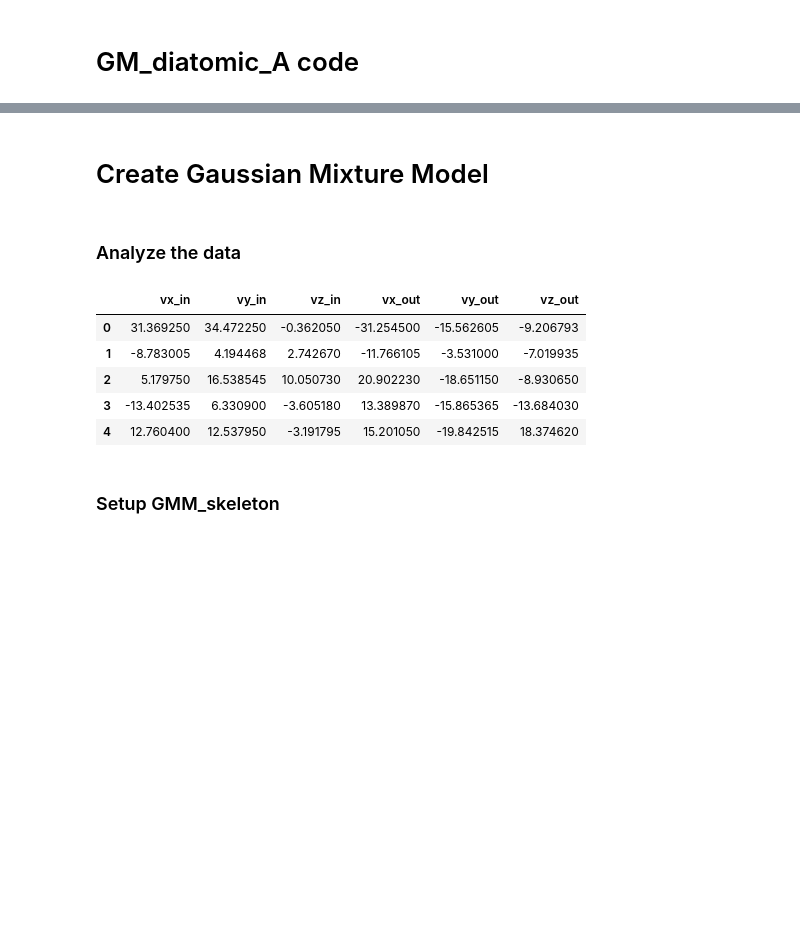
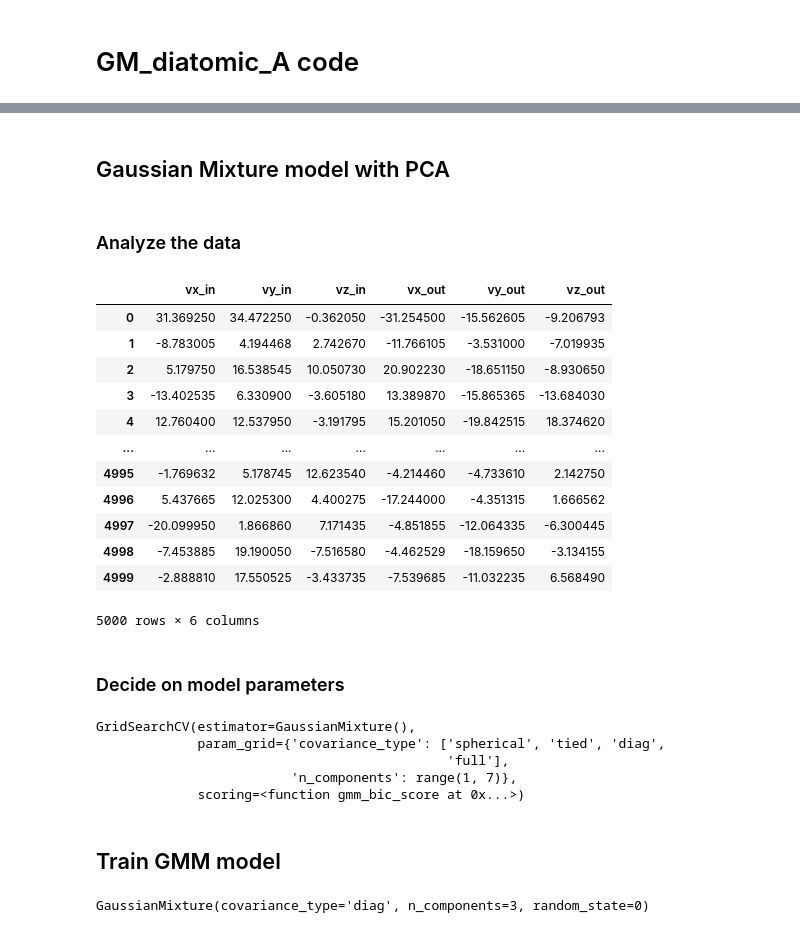
Before and after one commit to QuintenTijn/4AI000_Heat_and_flow, a Jupyter notebook: Materials_for_ML_assigment_2025/GMM_testing_notebook.ipynb, the cells around one changed output, grey strips where cells are left out. Cells and saved outputs as stored; diff of their text form; code cells hidden in the pictures; blank space fills up the shorter version.

```diff
--- a/Materials_for_ML_assigment_2025/GMM_testing_notebook.ipynb
+++ b/Materials_for_ML_assigment_2025/GMM_testing_notebook.ipynb
@@ -185,23 +185,30 @@ Atomic mass for H2 molecule is 2.0160
 
 Number of MD tr velocity data points: 325627
 # %% [markdown]
-# Create Gaussian Mixture Model
+## Gaussian Mixture model with PCA
 # %% [markdown]
 ### Analyze the data
 # %%
+# 1 GMM with PCA
 import pandas as pd
 X_df = pd.DataFrame(X, columns=['vx_in', 'vy_in', 'vz_in', 'vx_out', 'vy_out', 'vz_out'], copy=True)
 
 X_in = np.copy(X[:,:3])
 X_out = np.copy(X[:,3:])
 
-X_df.head(5)
+X_df = X_df[:5000] # Take small percentage of data for testing
+X_df
 # %% [output]
 |  | vx_in | vy_in | vz_in | vx_out | vy_out | vz_out |
 | 0 | 31.369250 | 34.472250 | -0.362050 | -31.254500 | -15.562605 | -9.206793 |
 | 1 | -8.783005 | 4.194468 | 2.742670 | -11.766105 | -3.531000 | -7.019935 |
 | 2 | 5.179750 | 16.538545 | 10.050730 | 20.902230 | -18.651150 | -8.930650 |
 | 3 | -13.402535 | 6.330900 | -3.605180 | 13.389870 | -15.865365 | -13.684030 |
 | 4 | 12.760400 | 12.537950 | -3.191795 | 15.201050 | -19.842515 | 18.374620 |
+| ... | ... | ... | ... | ... | ... | ... |
+| 4995 | -1.769632 | 5.178745 | 12.623540 | -4.214460 | -4.733610 | 2.142750 |
+| 4996 | 5.437665 | 12.025300 | 4.400275 | -17.244000 | -4.351315 | 1.666562 |
+| 4997 | -20.099950 | 1.866860 | 7.171435 | -4.851855 | -12.064335 | -6.300445 |
+| 4998 | -7.453885 | 19.190050 | -7.516580 | -4.462529 | -18.159650 | -3.134155 |
+| 4999 | -2.888810 | 17.550525 | -3.433735 | -7.539685 | -11.032235 | 6.568490 |
+5000 rows × 6 columns
-# %% [markdown]
-### Setup GMM_skeleton
@@ -210,0 +215,2 @@ from sklearn.model_selection import train_test_split
+# %% [markdown]
+### Decide on model parameters
@@ -210,0 +229,32 @@ from sklearn.model_selection import train_test_split
+# %%
+from sklearn.model_selection import GridSearchCV
+def gmm_bic_score(estimator, X):
+    """Callable to pass to GridSearchCV that will use the BIC score."""
+    # Make it negative since GridSearchCV expects a score to maximize
+    return -estimator.bic(X)
+
+param_grid = {
+    "n_components": range(1, 7),
+    "covariance_type": ["spherical", "tied", "diag", "full"],
+}
+
+grid_search = GridSearchCV(
+    GaussianMixture(), param_grid=param_grid, scoring=gmm_bic_score
+)
+
+grid_search.fit(X_df)
+# %% [output]
+GridSearchCV(estimator=GaussianMixture(),
+             param_grid={'covariance_type': ['spherical', 'tied', 'diag',
+                                             'full'],
+                         'n_components': range(1, 7)},
+             scoring=<function gmm_bic_score at 0x...>)
+# %% [markdown]
+## Train GMM model
+# %%
+nr_components = 3
+covariance_type = 'diag'
+gmm_model = GaussianMixture(n_components=nr_components, covariance_type=covariance_type, random_state=0)
+gmm_model.fit(X_df)
+# %% [output]
+GaussianMixture(covariance_type='diag', n_components=3, random_state=0)
```
Also changed, not shown: parts of 5 cells of this notebook.
